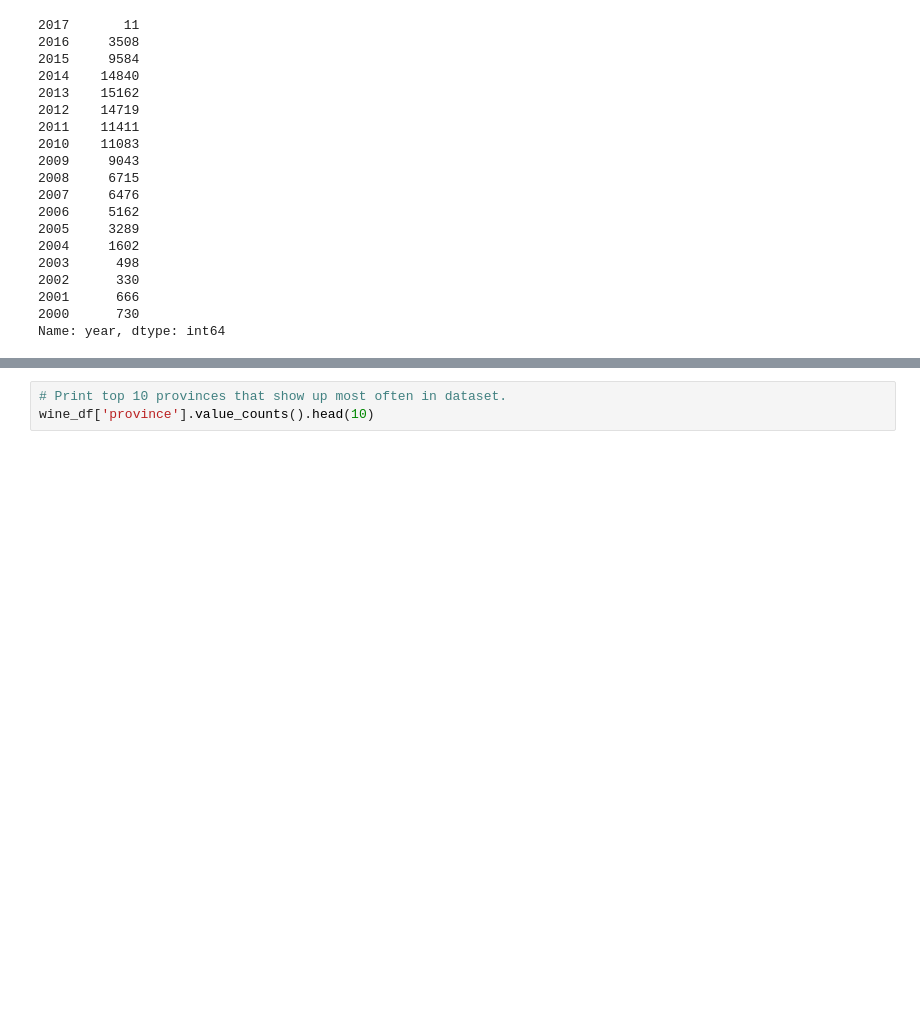
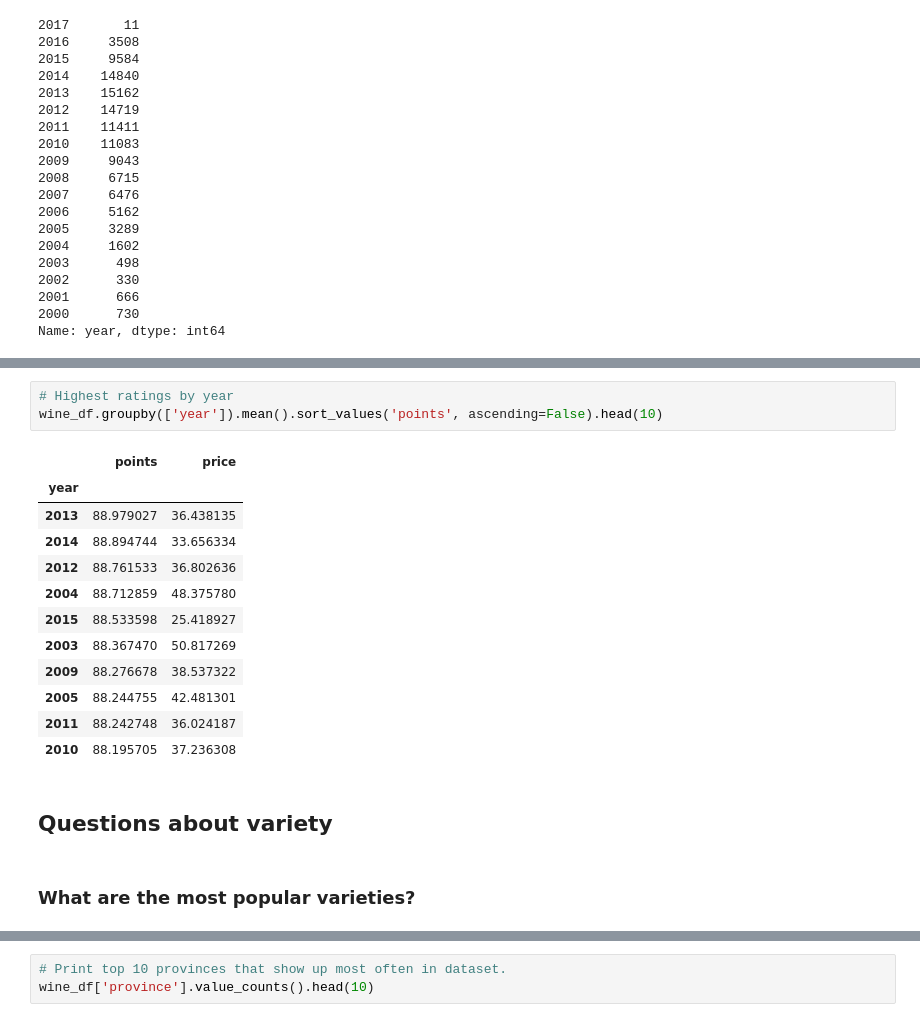
Before and after one commit to whitneyshine/austin_project, a Jupyter notebook: Wine_Ratings.ipynb, the cells around one changed output, grey strips where cells are left out. Cells and saved outputs as stored; diff of their text form; blank space fills up the shorter version.

```diff
--- a/Wine_Ratings.ipynb
+++ b/Wine_Ratings.ipynb
@@ -542,0 +622,20 @@ Name: year, dtype: int64
+# %%
+# Highest ratings by year
+wine_df.groupby(['year']).mean().sort_values('points', ascending=False).head(10)
+# %% [output]
+|  | points | price |
+| year |  |  |
+| 2013 | 88.979027 | 36.438135 |
+| 2014 | 88.894744 | 33.656334 |
+| 2012 | 88.761533 | 36.802636 |
+| 2004 | 88.712859 | 48.375780 |
+| 2015 | 88.533598 | 25.418927 |
+| 2003 | 88.367470 | 50.817269 |
+| 2009 | 88.276678 | 38.537322 |
+| 2005 | 88.244755 | 42.481301 |
+| 2011 | 88.242748 | 36.024187 |
+| 2010 | 88.195705 | 37.236308 |
+# %% [markdown]
+## Questions about variety
+# %% [markdown]
+### What are the most popular varieties?
```
Also changed, not shown: parts of 46 cells of this notebook.
